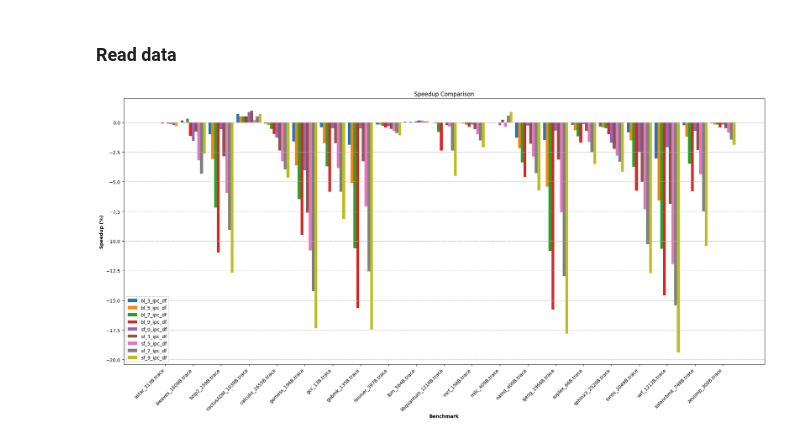
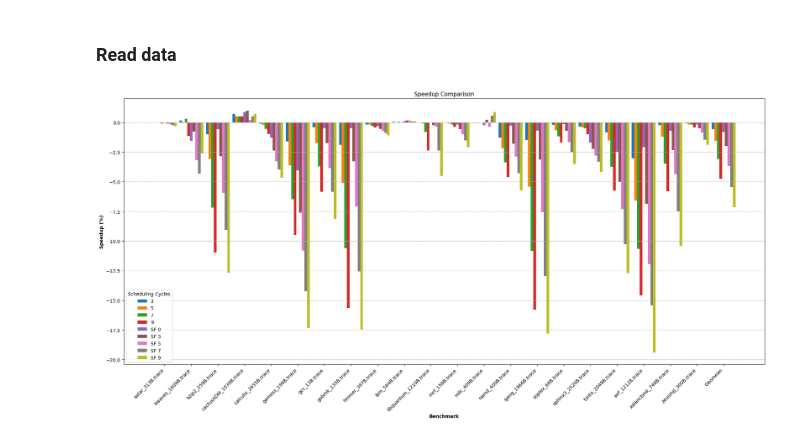
Before and after one commit to cpepis/ChampSim, a Jupyter notebook: analysis.ipynb, the cells around one changed output. Cells and saved outputs as stored; diff of their text form; code cells hidden in the pictures.

Commit message:
Added geomean to nb

```diff
--- a/analysis.ipynb
+++ b/analysis.ipynb
@@ -39,6 +40,16 @@ def read_data(data_dir):
 
     # Sort the DataFrame by Benchmark name
     df = df.sort_values(by=["Benchmark"])
+
+    # Calculate Geometric Mean
+    try:
+        geomean = math.prod(df["IPC"]) ** (1 / len(df["IPC"]))
+        geomean_df = pd.DataFrame([{"Benchmark": "Geomean", "IPC": geomean}])
+        df = pd.concat([df, geomean_df], ignore_index=True)
+    except ZeroDivisionError:
+        print(f"Some IPC values are zero, exiting...")
+        exit(1)
+
     df = df.reset_index(drop=True)
 
     return df
@@ -82,41 +94,41 @@ r2 = [x + bar_width for x in r1]
 r3 = [x + bar_width for x in r2]
 r4 = [x + bar_width for x in r3]
 r5 = [x + bar_width for x in r4]
 r6 = [x + bar_width for x in r5]
 r7 = [x + bar_width for x in r6]
 r8 = [x + bar_width for x in r7]
 r9 = [x + bar_width for x in r8]
 
 # Plot the bars
-plt.bar(r1, bl_3_ipc_df["Speedup"], width=bar_width, label="bl_3_ipc_df")
-plt.bar(r2, bl_5_ipc_df["Speedup"], width=bar_width, label="bl_5_ipc_df")
-plt.bar(r3, bl_7_ipc_df["Speedup"], width=bar_width, label="bl_7_ipc_df")
-plt.bar(r4, bl_9_ipc_df["Speedup"], width=bar_width, label="bl_9_ipc_df")
-plt.bar(r5, sf_0_ipc_df["Speedup"], width=bar_width, label="sf_0_ipc_df")
-plt.bar(r6, sf_3_ipc_df["Speedup"], width=bar_width, label="sf_3_ipc_df")
-plt.bar(r7, sf_5_ipc_df["Speedup"], width=bar_width, label="sf_5_ipc_df")
-plt.bar(r8, sf_7_ipc_df["Speedup"], width=bar_width, label="sf_7_ipc_df")
-plt.bar(r9, sf_9_ipc_df["Speedup"], width=bar_width, label="sf_9_ipc_df")
+plt.bar(r1, bl_3_ipc_df["Speedup"], width=bar_width, label="3")
+plt.bar(r2, bl_5_ipc_df["Speedup"], width=bar_width, label="5")
+plt.bar(r3, bl_7_ipc_df["Speedup"], width=bar_width, label="7")
+plt.bar(r4, bl_9_ipc_df["Speedup"], width=bar_width, label="9")
+plt.bar(r5, sf_0_ipc_df["Speedup"], width=bar_width, label="SF 0")
+plt.bar(r6, sf_3_ipc_df["Speedup"], width=bar_width, label="SF 3")
+plt.bar(r7, sf_5_ipc_df["Speedup"], width=bar_width, label="SF 5")
+plt.bar(r8, sf_7_ipc_df["Speedup"], width=bar_width, label="SF 7")
+plt.bar(r9, sf_9_ipc_df["Speedup"], width=bar_width, label="SF 9")
 
 # Add labels
 plt.xlabel("Benchmark", fontweight="bold")
 plt.ylabel("Speedup (%)", fontweight="bold")
 plt.title("Speedup Comparison")
 plt.xticks(
     [r + 4 * bar_width for r in range(len(bl_0_ipc_df))],  # Adjusted x-ticks position
     bl_0_ipc_df["Benchmark"],
     rotation=45,
     ha="right",
 )
 
 # Add gridlines
 plt.grid(axis="y", linestyle="--")
 
 # Add legend
-plt.legend()
+plt.legend(title="Scheduling Cycles")
 
 # Adjust layout
 plt.tight_layout()
 plt.show()
 # %% [output]
-[figure, old version]
+[figure, new version]
```
Also changed, not shown: parts of 2 cells of this notebook.
